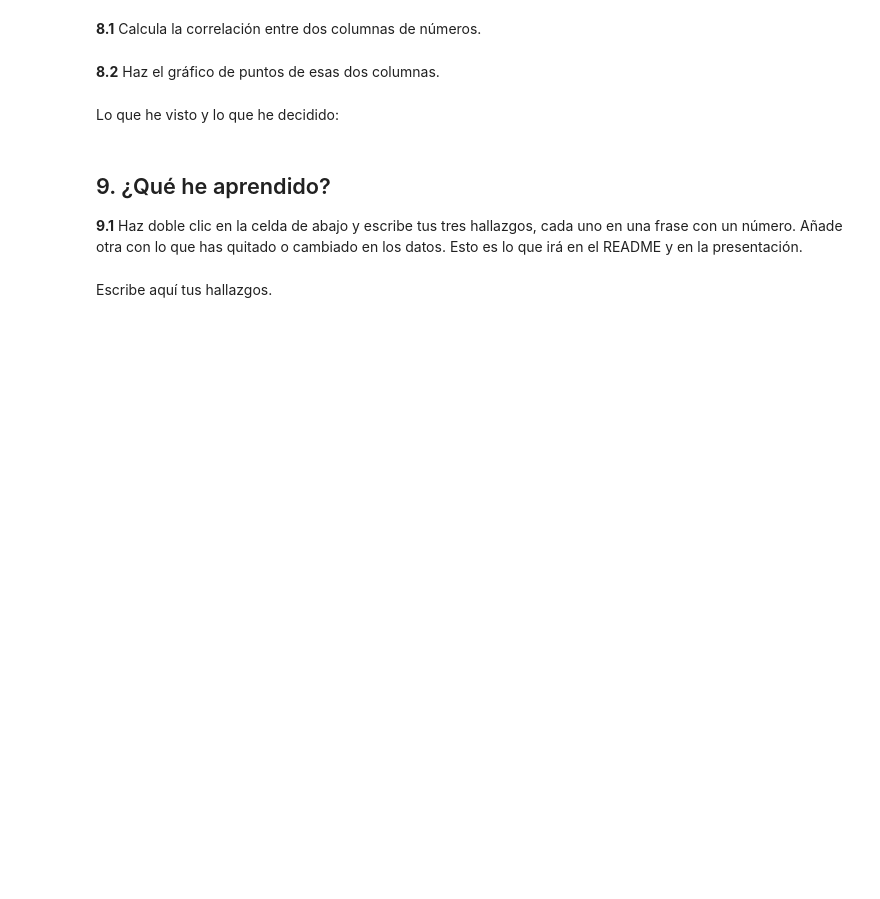
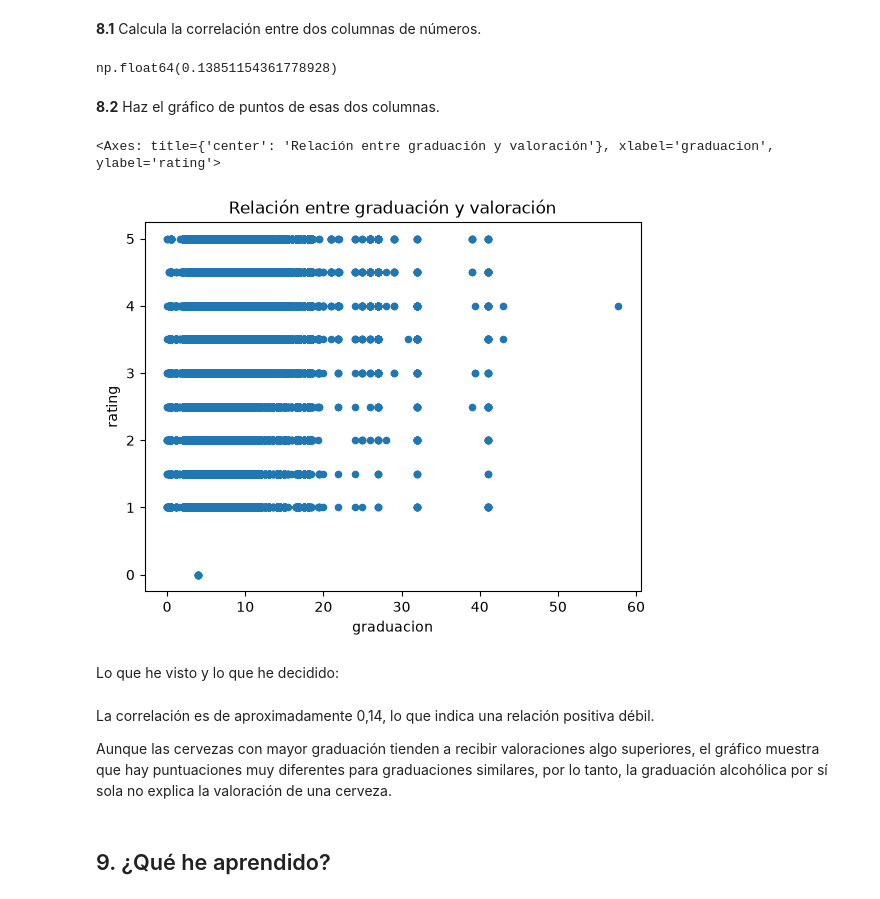
Before and after one commit to eripinor/proyecto_m1, a Jupyter notebook: eda.ipynb, the cells around one changed output. Cells and saved outputs as stored; diff of their text form; code cells hidden in the pictures; blank space fills up the shorter version.

```diff
--- a/eda.ipynb
+++ b/eda.ipynb
@@ -399,13 +501,22 @@ Lo que he visto y lo que he decidido:
 Comprueba si dos columnas de números tienen relación.
 # %% [markdown]
 **8.1** Calcula la correlación entre dos columnas de números.
+# %%
+cervezas["graduacion"].corr(cervezas["rating"])
+# %% [output]
+np.float64(0.13851154361778928)
 # %% [markdown]
 **8.2** Haz el gráfico de puntos de esas dos columnas.
+# %%
+cervezas.plot(kind="scatter", x="graduacion", y="rating", title="Relación entre graduación y valoración")
+# %% [output]
+<Axes: title={'center': 'Relación entre graduación y valoración'}, xlabel='graduacion', ylabel='rating'>
+[figure, added]
 # %% [markdown]
 Lo que he visto y lo que he decidido:
+# %% [markdown]
+La correlación es de aproximadamente 0,14, lo que indica una relación positiva débil.
+
+Aunque las cervezas con mayor graduación tienden a recibir valoraciones algo superiores, el gráfico muestra que hay puntuaciones muy diferentes para graduaciones similares, por lo tanto, la graduación alcohólica por sí sola no explica la valoración de una cerveza.
 # %% [markdown]
 ## 9. ¿Qué he aprendido?
-
-**9.1** Haz doble clic en la celda de abajo y escribe tus tres hallazgos, cada uno en una frase con un número. Añade otra con lo que has quitado o cambiado en los datos. Esto es lo que irá en el README y en la presentación.
-# %% [markdown]
-Escribe aquí tus hallazgos.
```
Also changed, not shown: parts of 15 cells of this notebook, 5 other files.
